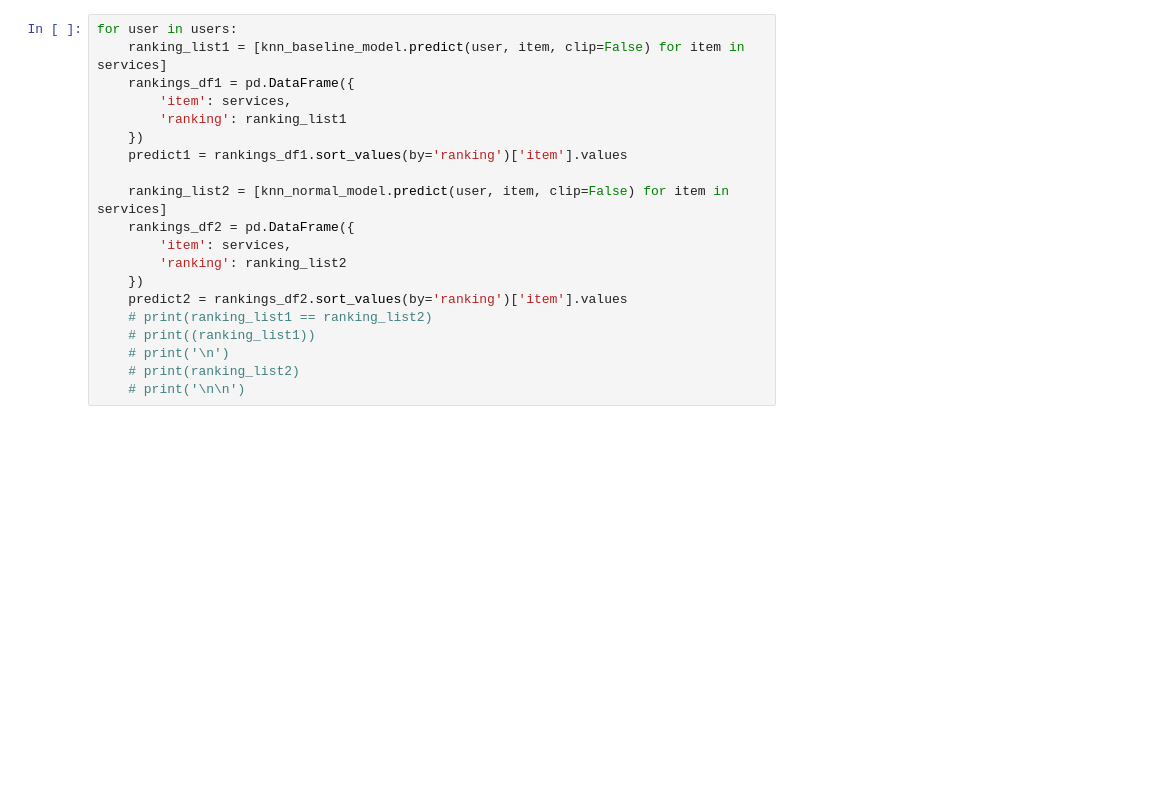
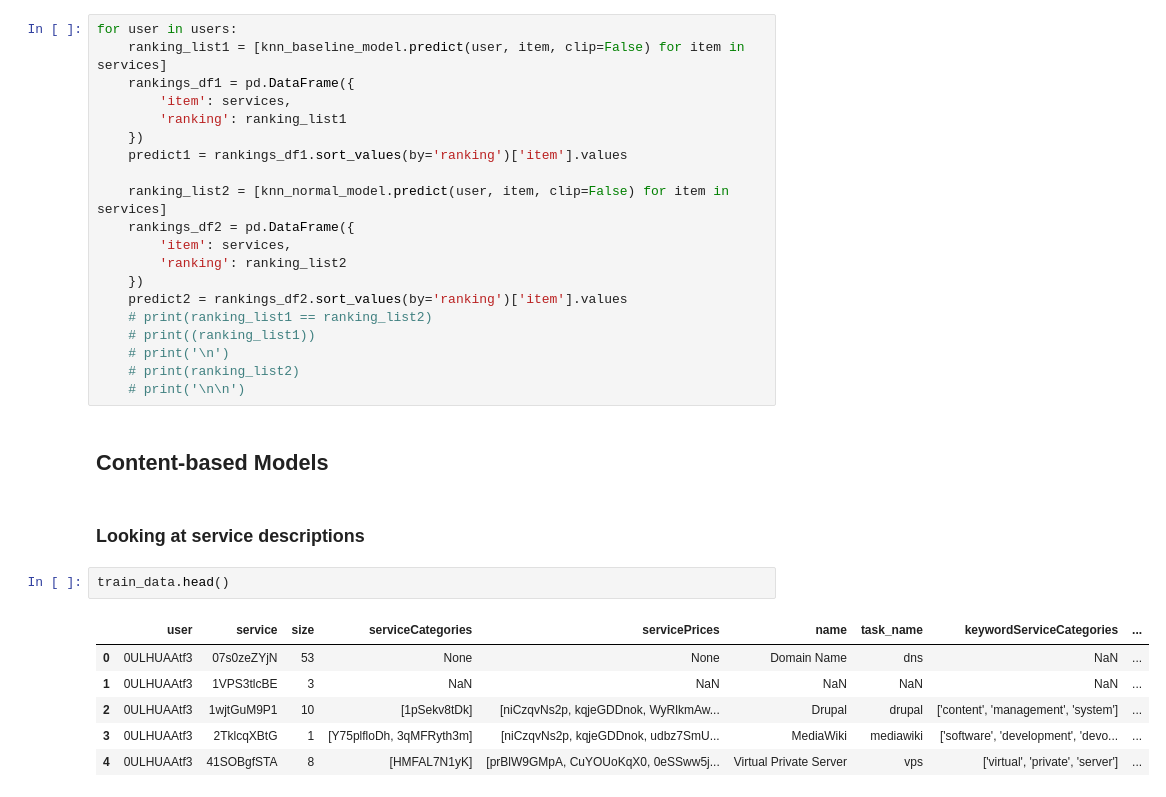
Before and after one commit to Roy7017/Recommenders, a Jupyter notebook: baseline.ipynb, the cells around one changed output. Saved outputs shown, nothing was run; the diff lists cells and outputs as text; blank space fills up the shorter version.

```diff
--- a/baseline.ipynb
+++ b/baseline.ipynb
@@ -708,3 +719,16 @@ for user in users:
     # print('\n')
     # print(ranking_list2)
     # print('\n\n')
+# %% [markdown]
+## Content-based Models
+# %% [markdown]
+### Looking at service descriptions
+# %%
+train_data.head()
+# %% [output]
+|  | user | service | size | serviceCategories | servicePrices | name | task_name | keywordServiceCategories | ... |
+| 0 | 0ULHUAAtf3 | 07s0zeZYjN | 53 | None | None | Domain Name | dns | NaN | ... |
+| 1 | 0ULHUAAtf3 | 1VPS3tlcBE | 3 | NaN | NaN | NaN | NaN | NaN | ... |
+| 2 | 0ULHUAAtf3 | 1wjtGuM9P1 | 10 | [1pSekv8tDk] | [niCzqvNs2p, kqjeGDDnok, WyRlkmAw... | Drupal | drupal | ['content', 'management', 'system'] | ... |
+| 3 | 0ULHUAAtf3 | 2TklcqXBtG | 1 | [Y75plfloDh, 3qMFRyth3m] | [niCzqvNs2p, kqjeGDDnok, udbz7SmU... | MediaWiki | mediawiki | ['software', 'development', 'devo... | ... |
+| 4 | 0ULHUAAtf3 | 41SOBgfSTA | 8 | [HMFAL7N1yK] | [prBlW9GMpA, CuYOUoKqX0, 0eSSww5j... | Virtual Private Server | vps | ['virtual', 'private', 'server'] | ... |
```
Also changed, not shown: parts of 30 cells of this notebook.
